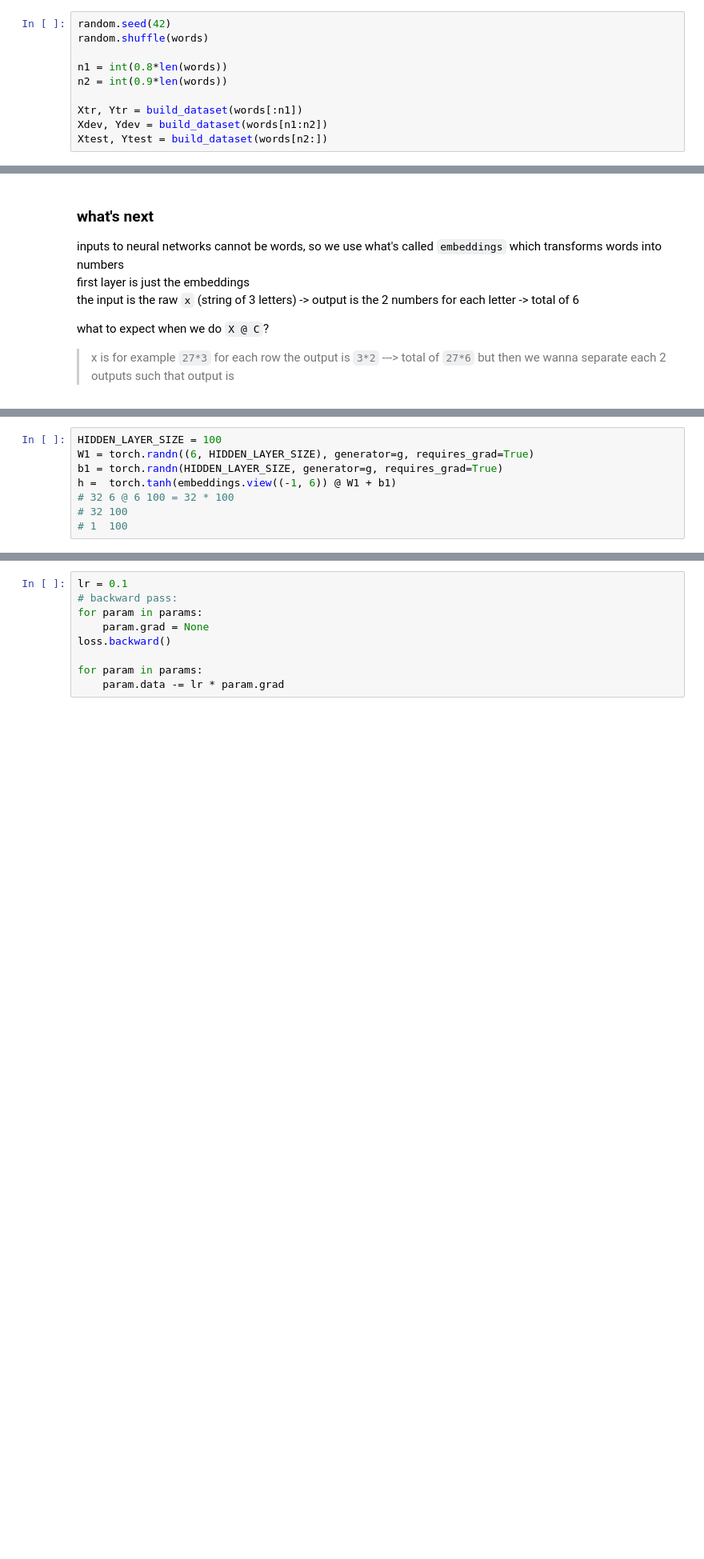
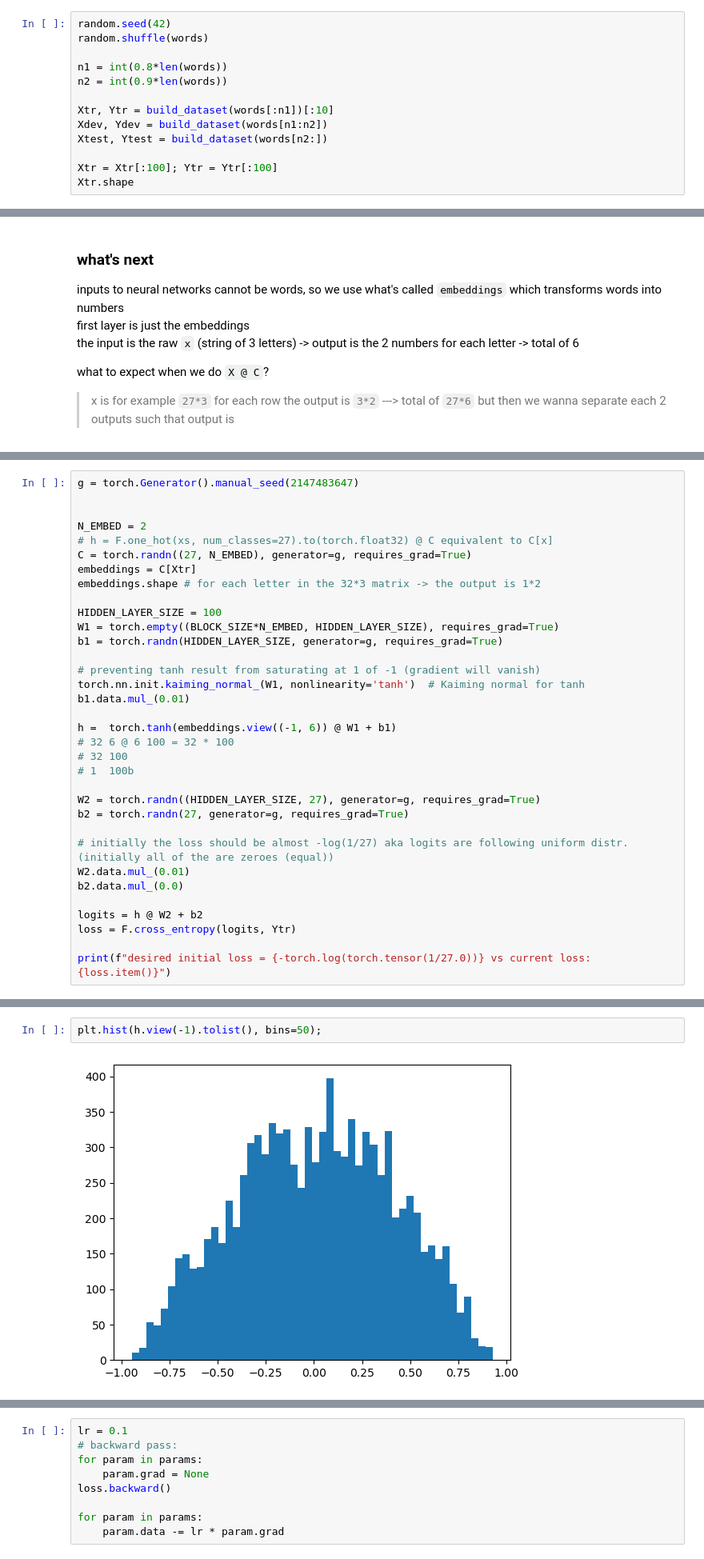
Before and after one commit to Asmaa-204/karpathy-zero-to-hero, a Jupyter notebook: 2-makemore/mlp-version.ipynb, the cells around one changed output, grey strips where cells are left out. Shown: that part at 80% size. Drawn from its saved outputs; the diff is of its cells as text; blank space fills up the shorter version.

Commit message:
fixing initial loss, saturated tanh

```diff
--- a/2-makemore/mlp-version.ipynb
+++ b/2-makemore/mlp-version.ipynb
@@ -46,7 +46,10 @@ random.shuffle(words)
 n1 = int(0.8*len(words))
 n2 = int(0.9*len(words))
 
-Xtr, Ytr = build_dataset(words[:n1])
+Xtr, Ytr = build_dataset(words[:n1])[:10]
 Xdev, Ydev = build_dataset(words[n1:n2])
 Xtest, Ytest = build_dataset(words[n2:])
+
+Xtr = Xtr[:100]; Ytr = Ytr[:100]
+Xtr.shape
 # %% [output]
@@ -74,8 +69,34 @@ torch.Size([182625, 3, 2])
 # %%
+g = torch.Generator().manual_seed(2147483647)
+
+
+N_EMBED = 2
+# h = F.one_hot(xs, num_classes=27).to(torch.float32) @ C equivalent to C[x]
+C = torch.randn((27, N_EMBED), generator=g, requires_grad=True)
+embeddings = C[Xtr]
+embeddings.shape # for each letter in the 32*3 matrix -> the output is 1*2
+
 HIDDEN_LAYER_SIZE = 100
-W1 = torch.randn((6, HIDDEN_LAYER_SIZE), generator=g, requires_grad=True)
+W1 = torch.empty((BLOCK_SIZE*N_EMBED, HIDDEN_LAYER_SIZE), requires_grad=True)
 b1 = torch.randn(HIDDEN_LAYER_SIZE, generator=g, requires_grad=True)
+
+# preventing tanh result from saturating at 1 of -1 (gradient will vanish)
+torch.nn.init.kaiming_normal_(W1, nonlinearity='tanh')  # Kaiming normal for tanh
+b1.data.mul_(0.01)
+
 h =  torch.tanh(embeddings.view((-1, 6)) @ W1 + b1)
 # 32 6 @ 6 100 = 32 * 100
 # 32 100
-# 1  100
+# 1  100b
+
+W2 = torch.randn((HIDDEN_LAYER_SIZE, 27), generator=g, requires_grad=True)
+b2 = torch.randn(27, generator=g, requires_grad=True)
+
+# initially the loss should be almost -log(1/27) aka logits are following uniform distr. (initially all of the are zeroes (equal))
+W2.data.mul_(0.01)
+b2.data.mul_(0.0)
+
+logits = h @ W2 + b2
+loss = F.cross_entropy(logits, Ytr)
+
+print(f"desired initial loss = {-torch.log(torch.tensor(1/27.0))} vs current loss: {loss.item()}")
@@ -95,0 +112,4 @@ tensor(19.5116, grad_fn=<NllLossBackward0>)
+# %%
+plt.hist(h.view(-1).tolist(), bins=50);
+# %% [output]
+[figure, added]
```
Also changed, not shown: parts of 12 cells of this notebook, 1 other file.
